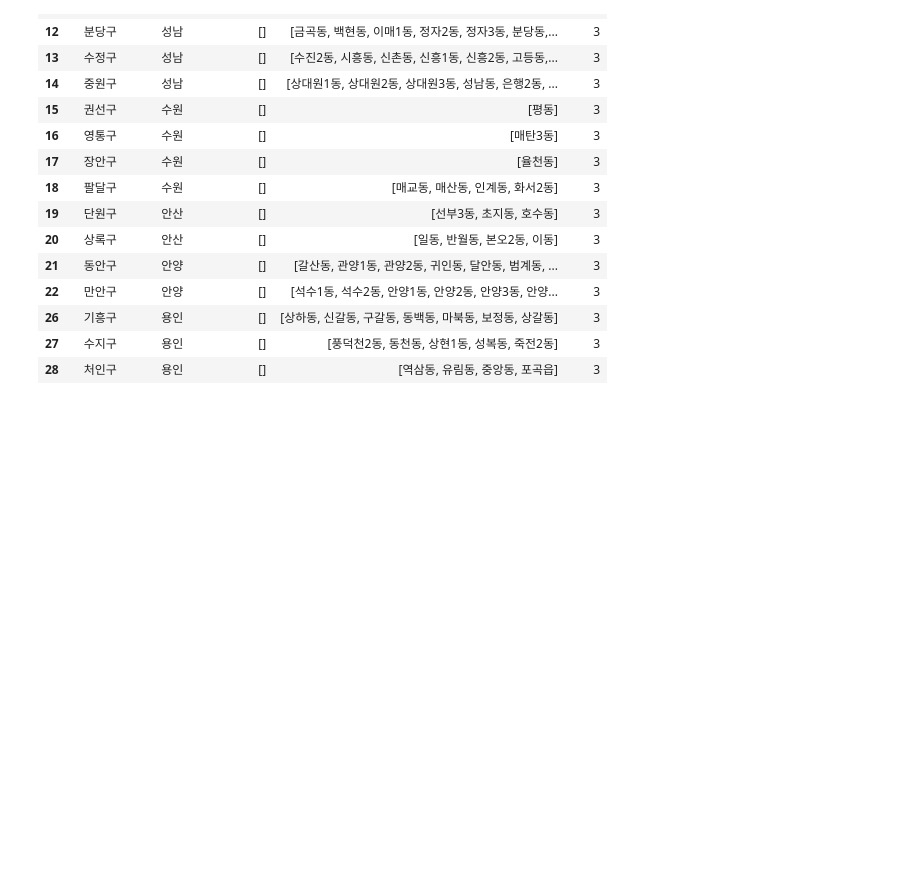
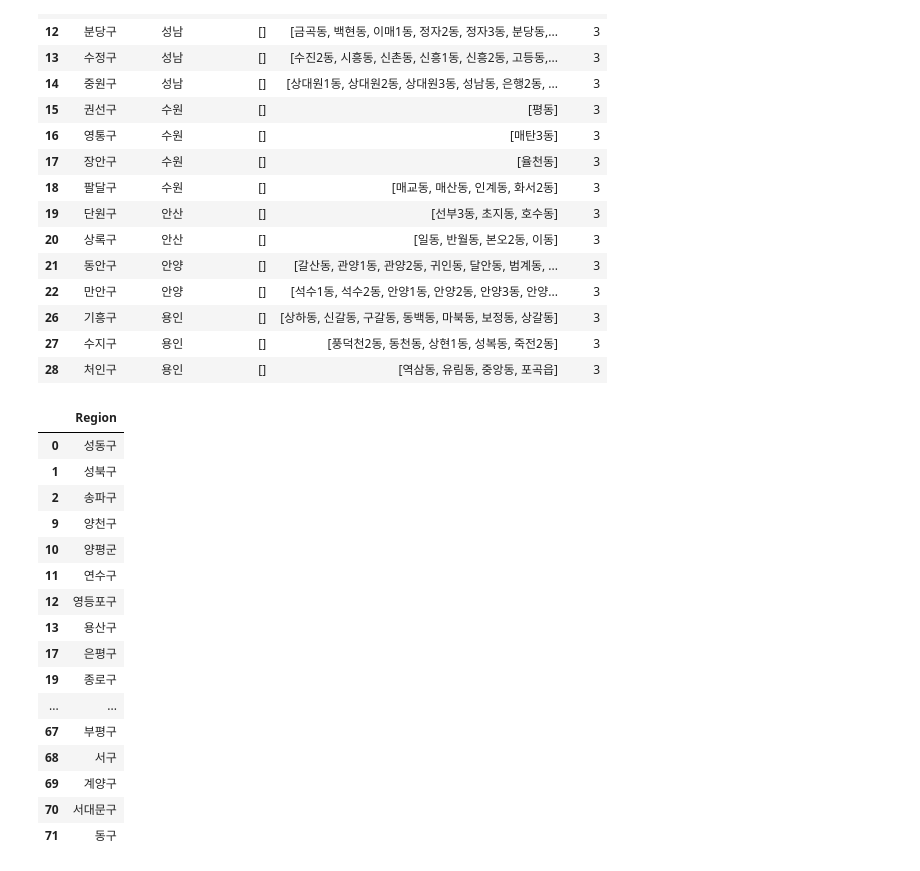
Before and after one commit to ksy52081/KnowledgeGraphSampleData, a Jupyter notebook: ClusterAnalysis.ipynb, the cells around one changed output. Saved outputs shown, nothing was run; the diff lists cells and outputs as text; code cells hidden in the pictures; blank space fills up the shorter version.

```diff
--- a/ClusterAnalysis.ipynb
+++ b/ClusterAnalysis.ipynb
@@ -353,0 +358,20 @@ gyeongi_df3
+# %%
+seoul_df
+# %% [output]
+|  | Region |
+| 0 | 성동구 |
+| 1 | 성북구 |
+| 2 | 송파구 |
+| 9 | 양천구 |
+| 10 | 양평군 |
+| 11 | 연수구 |
+| 12 | 영등포구 |
+| 13 | 용산구 |
+| 17 | 은평구 |
+| 19 | 종로구 |
+| ... | ... |
+| 67 | 부평구 |
+| 68 | 서구 |
+| 69 | 계양구 |
+| 70 | 서대문구 |
+| 71 | 동구 |
```
Also changed, not shown: parts of 6 cells of this notebook.
